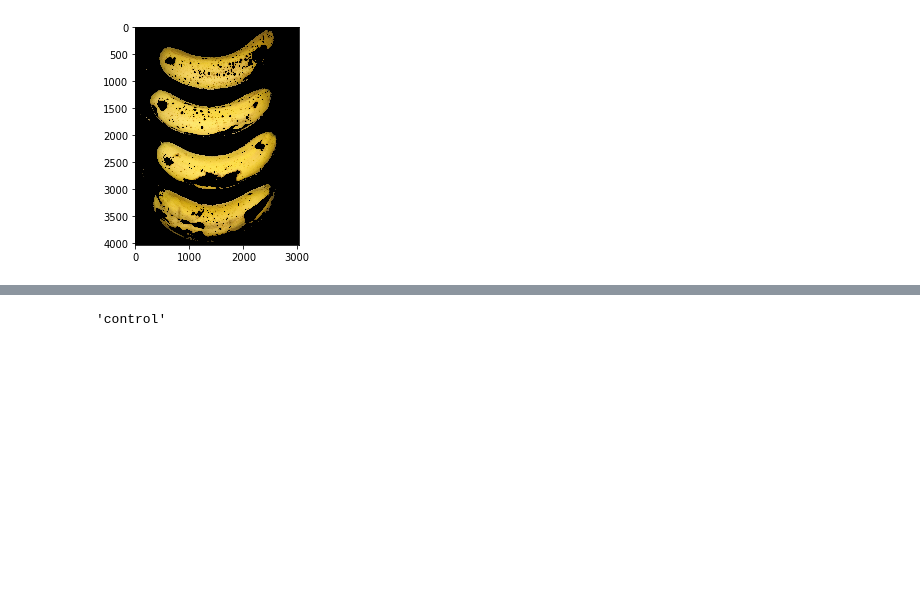
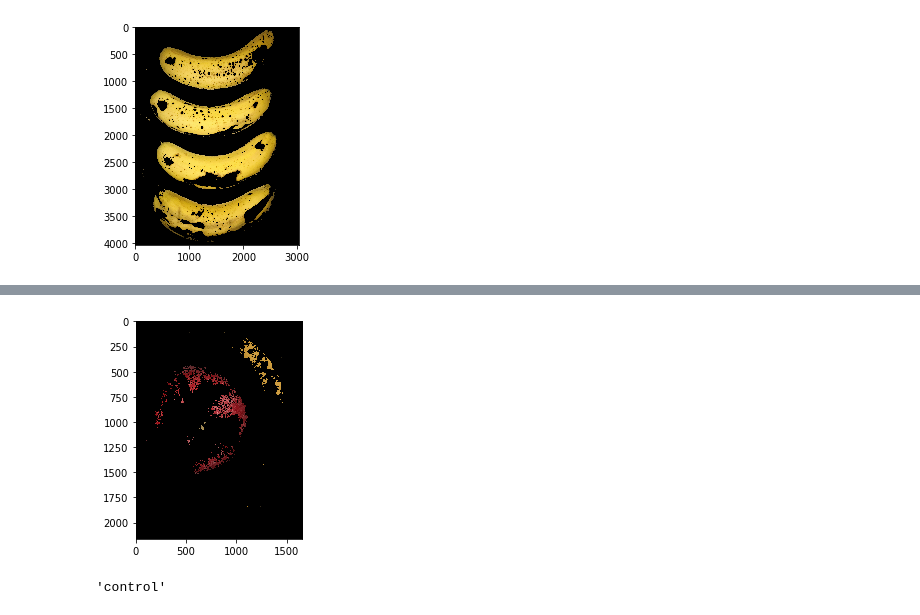
Before and after one commit to jtrobec/mids-w241-fa2020-fp, a Jupyter notebook: code_banana_calculation.ipynb, the cells around one changed output, grey strips where cells are left out. Saved outputs shown, nothing was run; the diff lists cells and outputs as text; code cells hidden in the pictures; blank space fills up the shorter version.

Commit message:
added Justin's banana photos

```diff
--- a/code_banana_calculation.ipynb
+++ b/code_banana_calculation.ipynb
@@ -565,0 +550,19 @@ for i in range(1, 11, 1):
+# %%
+dict_banana_J = {}
+csv_file_path = 'data/J/experiment2/bananaCovariates.csv'
+
+df = pd.read_csv(csv_file_path, delimiter=',')
+list_of_rows = [list(row) for row in df.values]
+
+for line in list_of_rows:
+    if line[1].find('b') != -1:
+        j = 0
+        while True:
+            if line[1][j] == 'b':
+                banana_num = line[1][j+1]
+                break
+            else:
+                j += 1
+        dict_banana_J[int(banana_num)] = line
+
+print(dict_banana_J)
@@ -566,3 +571,76 @@ for i in range(1, 11, 1):
+# %%
+import pandas as pd
+import numpy as np
+import cv2 as cv2
+import os
+
+folder = 'data/J/'
+
+for i in range(1, 11, 1):
+    day = 't'+ str(i)
+    path = folder + 'experiment2/' + day
+    idx = 0
+    for filename in os.listdir(path):
+        if filename.find('b') != -1:
+            #num = filename[1]
+            j = 0
+            while True:
+                if filename[j] == 'b':
+                    num = filename[j+1]
+                    break
+                else:
+                    j += 1
+            img2 = cv2.imread(path + '/' + filename)
+
+            h_min = 20
+            h_max = 179
+
+            #Saturation
+            s_min = 108
+            s_max = 255
+
+            #Value
+            v_min = 38
+            v_max = 255
+
+            #select the filtered image
+            lower = np.array([h_min,s_min,v_min])
+            upper = np.array([h_max,s_max,v_max])
+
+            imgHSV = cv2.cv2.cvtColor(img2, cv2.COLOR_BGR2HSV)
+
+            #filtered image
+            mask = cv2.inRange(imgHSV, lower, upper)
+            imgResult = cv2.bitwise_and(img2,img2, mask = mask)
+            #using filtered images to create new image this is adding two images together
+            # imgResult = cv2.bitwise_and(img,img, mask = mask)
+            plt.imshow(cv2.cvtColor(imgResult, cv2.COLOR_BGR2RGB))
+
+            for (lower, upper) in boundaries:
+                lower = np.array(lower, dtype=np.uint8)
+                upper = np.array(upper, dtype=np.uint8)
+                mask = cv2.inRange(imgResult, lower, upper)
+                output = cv2.bitwise_and(imgResult, imgResult, mask=mask)
+
+                ratio_black = cv2.countNonZero(mask)/(img2.size/3)
+                #print(ratio_black)
+                cov_banana_J = dict_banana_J.get(int(num))
+                if cov_banana_J[2] == 0:
+                    treat = 'control'
+                else:
+                    treat = 'treatment'
+                if i == 1:
+                    weight = dict_banana_J.get(int(num))[3]
+                elif i == 10:
+                    weight = dict_banana_J.get(int(num))[5]
+                else:
+                    weight = 777
+
+                save_str = str(cov_banana_J[0]) + ","  + str(num) + "," + str(treat) + "," + str(i) + "," + str(cov_banana_J[2*int(i)+5]) + "," + str(cov_banana_J[2*int(i)+5+1]) + "," + str(ratio_black) + "," + str(weight) + "\n"
+                with open("banana.csv", mode="a") as f:
+                    f.write(save_str)
+# %% [output]
+[figure, added]
 # %%
 dic_banana_N.get(1)
 # %% [output]
```
Also changed, not shown: parts of 3 cells of this notebook, 1 other file.
